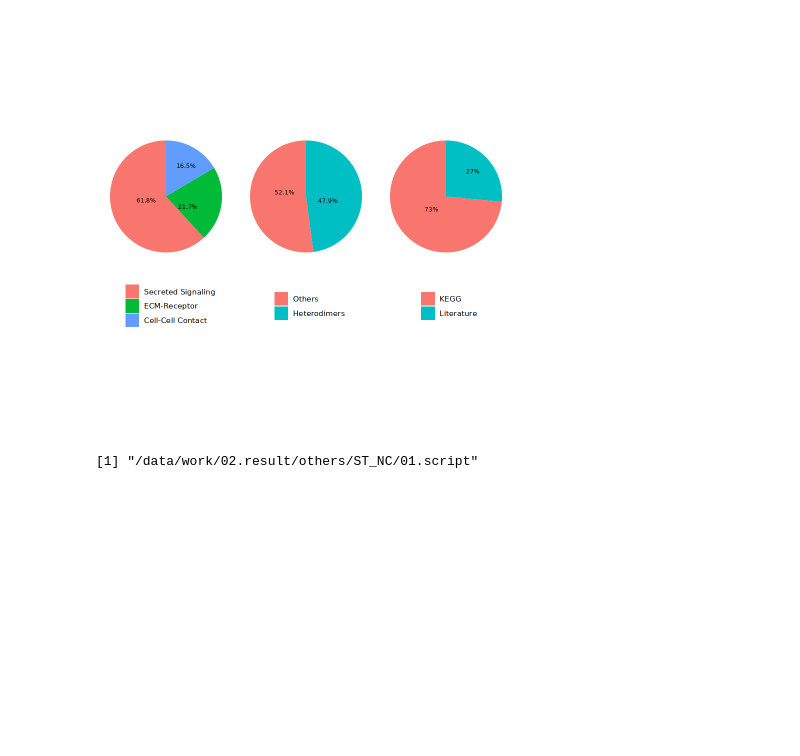
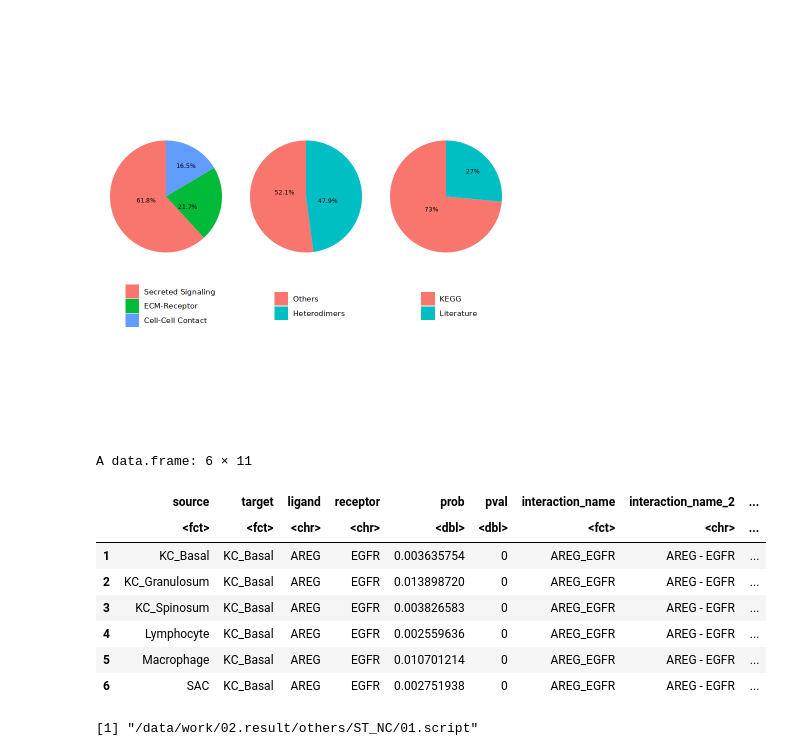
Before and after one commit to Bolin-BGI/R, a Jupyter notebook: ipynb/cellchat.ipynb, the cells around one changed output. Drawn from its saved outputs; the diff is of its cells as text; code cells hidden in the pictures; blank space fills up the shorter version.

```diff
--- a/ipynb/cellchat.ipynb
+++ b/ipynb/cellchat.ipynb
@@ -98,6 +116,10 @@ saveRDS(cellchat,"cellchat_plot.rds")
 print("cellchat_plot.rds 已保存")
 
 
+df.net <- subsetCommunication(cellchat, thresh = 0.05)
+write.csv(df.net, file = "subsetCommunication.csv", row.names = FALSE)
+head(df.net)
+
 end_time <- Sys.time() # 记录结束时间
 runtime <- end_time - start_time # 计算运行时间
 print(paste0("脚本运行时间：", runtime, "\n"))
@@ -138,6 +160,18 @@ triMean is used for calculating the average gene expression per cell group.
 [1] "cellchat_plot.rds 已保存"
 [1] "脚本运行时间：43.1740857044856\n"
 [figure]
+# %%
+head(df.net)
+# %% [output]
+A data.frame: 6 × 11
+|  | source | target | ligand | receptor | prob | pval | interaction_name | interaction_name_2 | ... |
+|  | <fct> | <fct> | <chr> | <chr> | <dbl> | <dbl> | <fct> | <chr> | ... |
+| 1 | KC_Basal | KC_Basal | AREG | EGFR | 0.003635754 | 0 | AREG_EGFR | AREG - EGFR | ... |
+| 2 | KC_Granulosum | KC_Basal | AREG | EGFR | 0.013898720 | 0 | AREG_EGFR | AREG - EGFR | ... |
+| 3 | KC_Spinosum | KC_Basal | AREG | EGFR | 0.003826583 | 0 | AREG_EGFR | AREG - EGFR | ... |
+| 4 | Lymphocyte | KC_Basal | AREG | EGFR | 0.002559636 | 0 | AREG_EGFR | AREG - EGFR | ... |
+| 5 | Macrophage | KC_Basal | AREG | EGFR | 0.010701214 | 0 | AREG_EGFR | AREG - EGFR | ... |
+| 6 | SAC | KC_Basal | AREG | EGFR | 0.002751938 | 0 | AREG_EGFR | AREG - EGFR | ... |
 # %%
 getwd()
 # %% [output]
```
Also changed, not shown: parts of 13 cells of this notebook.
